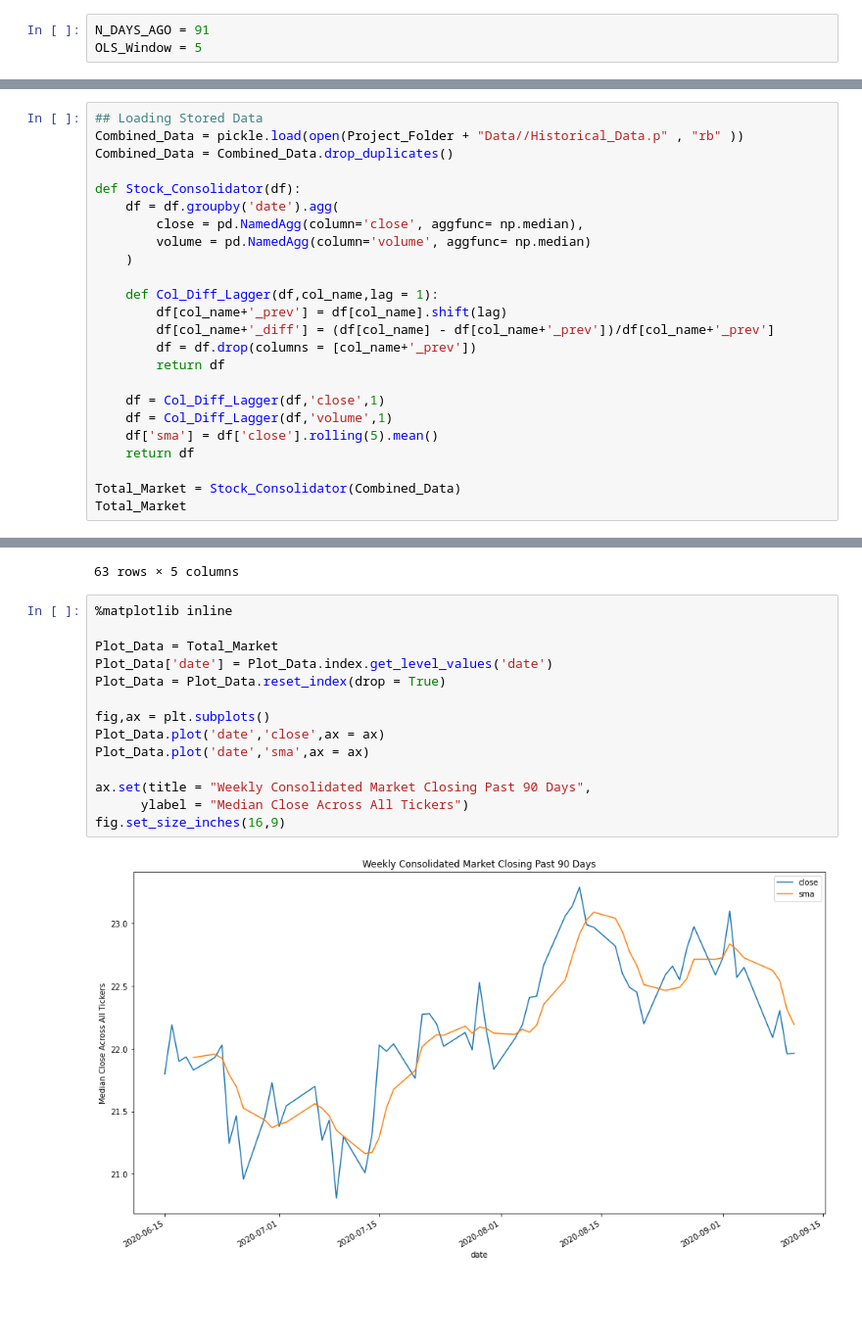
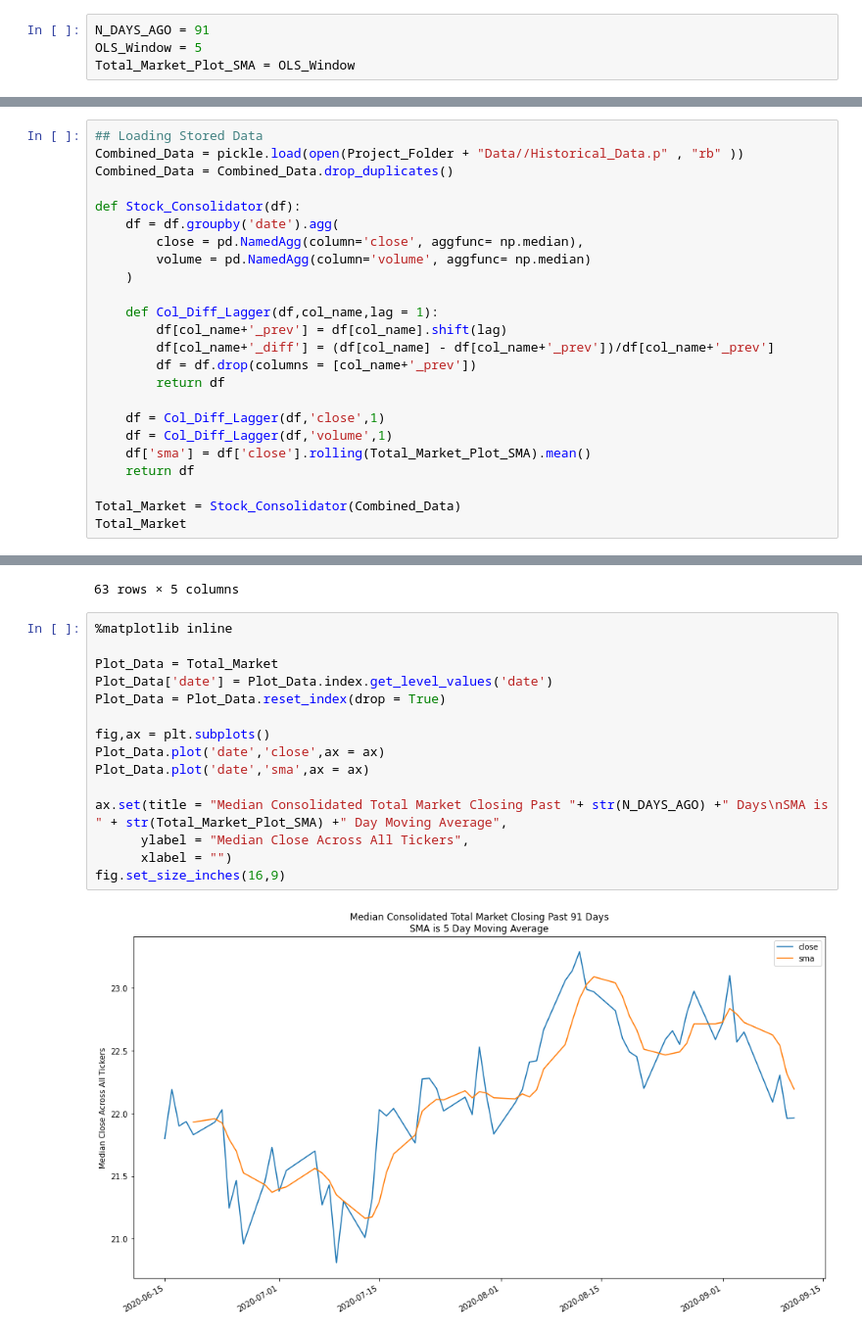
Before and after one commit to webclinic017/Stock-Strategy-Exploration, a Jupyter notebook: Python/Alpaca.ipynb, the cells around one changed output, grey strips where cells are left out. Shown: that part at 98% size. Saved outputs shown, nothing was run; the diff lists cells and outputs as text; blank space fills up the shorter version.

```diff
--- a/Python/Alpaca.ipynb
+++ b/Python/Alpaca.ipynb
@@ -11,6 +14,7 @@
 # %%
 N_DAYS_AGO = 91
 OLS_Window = 5
+Total_Market_Plot_SMA = OLS_Window
 # %%
 ## Installing Required Packages
 import sys
@@ -100,7 +104,7 @@ def Stock_Consolidator(df):
 
     df = Col_Diff_Lagger(df,'close',1)
     df = Col_Diff_Lagger(df,'volume',1)
-    df['sma'] = df['close'].rolling(5).mean()
+    df['sma'] = df['close'].rolling(Total_Market_Plot_SMA).mean()
     return df
 
 Total_Market = Stock_Consolidator(Combined_Data)
@@ -123,16 +127,17 @@ Total_Market
 # %%
 %matplotlib inline
 
 Plot_Data = Total_Market
 Plot_Data['date'] = Plot_Data.index.get_level_values('date')
 Plot_Data = Plot_Data.reset_index(drop = True)
 
 fig,ax = plt.subplots()
 Plot_Data.plot('date','close',ax = ax)
 Plot_Data.plot('date','sma',ax = ax)
 
-ax.set(title = "Weekly Consolidated Market Closing Past 90 Days",
-      ylabel = "Median Close Across All Tickers")
+ax.set(title = "Median Consolidated Total Market Closing Past "+ str(N_DAYS_AGO) +" Days\nSMA is " + str(Total_Market_Plot_SMA) +" Day Moving Average",
+      ylabel = "Median Close Across All Tickers",
+      xlabel = "")
 fig.set_size_inches(16,9)
 # %% [output]
-[figure, old version]
+[figure, new version]
```
Also changed, not shown: parts of 11 cells of this notebook.
